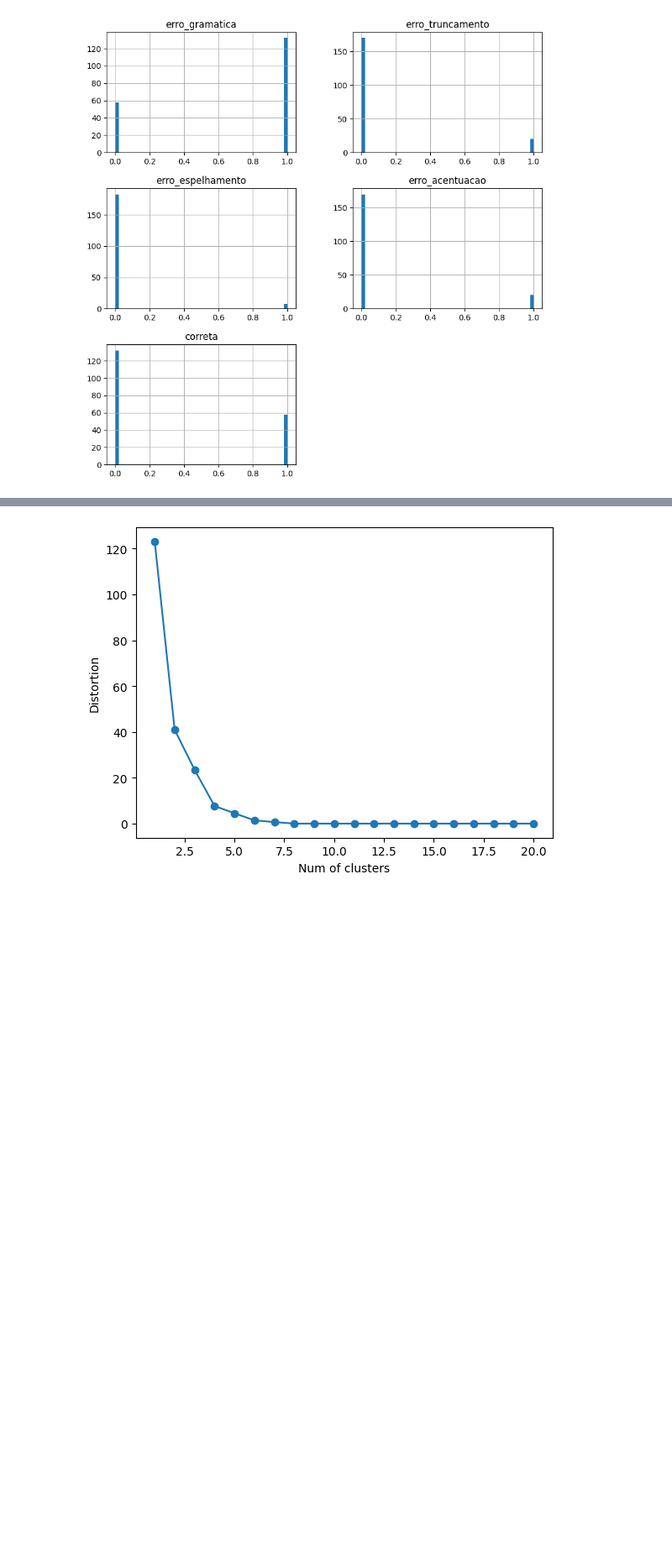
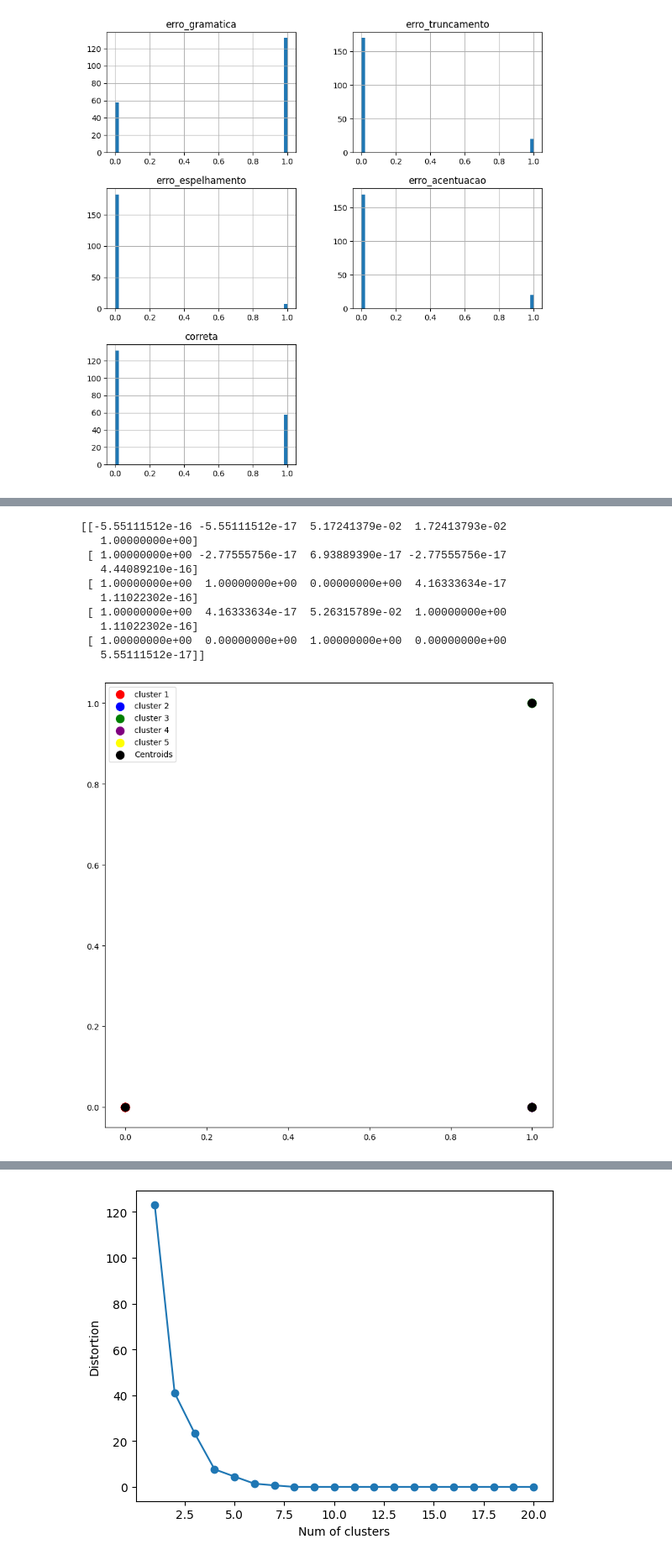
Before and after one commit to luigill/tcc-cluster, a Jupyter notebook: source/cluster-words-alfaba.ipynb, the cells around one changed output, grey strips where cells are left out. Shown at 84% size. Cells and saved outputs as stored; diff of their text form; code cells hidden in the pictures; blank space fills up the shorter version.

```diff
--- a/source/cluster-words-alfaba.ipynb
+++ b/source/cluster-words-alfaba.ipynb
@@ -60,3 +69,74 @@ InvalidIndexError: (array([False,  True, False,  True,  True, False, False, Fals
+# %%
+from sklearn.cluster import KMeans
+
+kmeans = KMeans(n_clusters=5,random_state=0)
+y_kmeans = kmeans.fit_predict(dataset)
+print(kmeans.cluster_centers_)
+
+cluster_1 = dataset.loc[y_kmeans == 0]
+cluster_2 = dataset.loc[y_kmeans == 1]
+cluster_3 = dataset.loc[y_kmeans == 2]
+cluster_4 = dataset.loc[y_kmeans == 3]
+cluster_5 = dataset.loc[y_kmeans == 4]
+
+
+plt.scatter(
+    cluster_1[dataset.columns[0]],
+    cluster_1[dataset.columns[1]],
+    s=100,
+    c="red",
+    label="cluster 1",
+)
+plt.scatter(
+    cluster_2[dataset.columns[0]],
+    cluster_2[dataset.columns[1]],
+    s=100,
+    c="blue",
+    label="cluster 2",
+)
+plt.scatter(
+    cluster_3[dataset.columns[0]],
+    cluster_3[dataset.columns[1]],
+    s=100,
+    c="green",
+    label="cluster 3",
+)
+plt.scatter(
+    cluster_4[dataset.columns[0]],
+    cluster_4[dataset.columns[1]],
+    s=100,
+    c="purple",
+    label="cluster 4",
+)
+plt.scatter(
+    cluster_5[dataset.columns[0]],
+    cluster_5[dataset.columns[1]],
+    s=100,
+    c="yellow",
+    label="cluster 5",
+)
+plt.scatter(
+    kmeans.cluster_centers_[:, 0],
+    kmeans.cluster_centers_[:, 1],
+    s=100,
+    c="black",
+    label="Centroids",
+)
+plt.legend(scatterpoints=1)
+plt.rcParams["figure.figsize"] = [10, 10]
+plt.show()
+# %% [output]
+[[-5.55111512e-16 -5.55111512e-17  5.17241379e-02  1.72413793e-02
+   1.00000000e+00]
+ [ 1.00000000e+00 -2.77555756e-17  6.93889390e-17 -2.77555756e-17
+   4.44089210e-16]
+ [ 1.00000000e+00  1.00000000e+00  0.00000000e+00  4.16333634e-17
+   1.11022302e-16]
+ [ 1.00000000e+00  4.16333634e-17  5.26315789e-02  1.00000000e+00
+   1.11022302e-16]
+ [ 1.00000000e+00  0.00000000e+00  1.00000000e+00  0.00000000e+00
+   5.55111512e-17]]
+[figure, added]
 # %%
 print('Distortion: %.2f' % km.inertia_)
 # %% [output]
```
Also changed, not shown: parts of 4 cells of this notebook, 2 other files.
